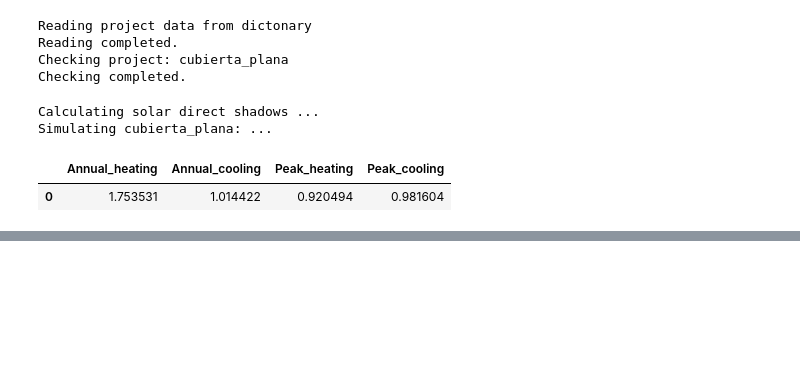
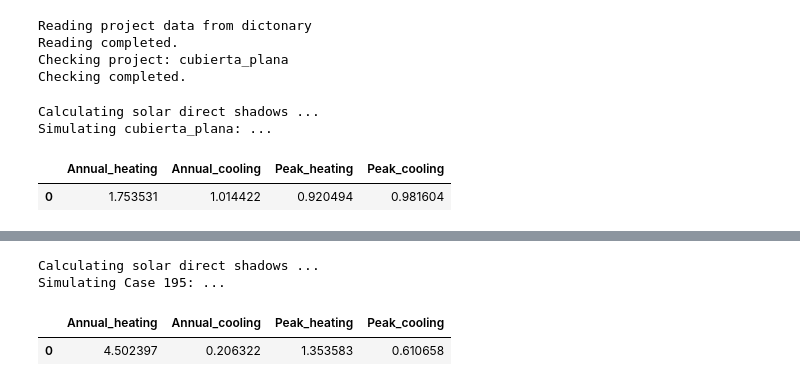
Before and after one commit to jfCoronel/OpenSimula, a Jupyter notebook: jupyter/debug/test_cubierta_plana_vs_inclinada.ipynb, the cells around one changed output, grey strips where cells are left out. Cells and saved outputs as stored; diff of their text form; code cells hidden in the pictures; blank space fills up the shorter version.

```diff
--- a/jupyter/debug/test_cubierta_plana_vs_inclinada.ipynb
+++ b/jupyter/debug/test_cubierta_plana_vs_inclinada.ipynb
@@ -800,0 +803,24 @@ ERROR: Error in component: Denver, could not open/read file: zonaE1.met
+# %%
+pro_ci.simulate()
+# %% [output]
+Calculating solar direct shadows ...
+Simulating Case 195: ...
+# %%
+# Heating and Cooling Loads
+load = pro_ci.component("spaces_1").variable("system_sensible_heat").values
+annual_heating = np.where(load>0,load,0).sum()/1e6
+annual_cooling = np.where(load<0,-load,0).sum()/1e6
+peak_heating = load.max()/1000
+i_peak_heating = np.argmax(load)
+peak_cooling = -load.min()/1000
+i_peak_cooling = np.argmin(load)
+
+resul = pd.DataFrame()
+resul["Annual_heating"] = [annual_heating]
+resul["Annual_cooling"] = [annual_cooling]
+resul["Peak_heating"] = [peak_heating]
+resul["Peak_cooling"] = [peak_cooling]
+resul
+# %% [output]
+|  | Annual_heating | Annual_cooling | Peak_heating | Peak_cooling |
+| 0 | 4.502397 | 0.206322 | 1.353583 | 0.610658 |
```
Also changed, not shown: parts of 2 cells of this notebook.
